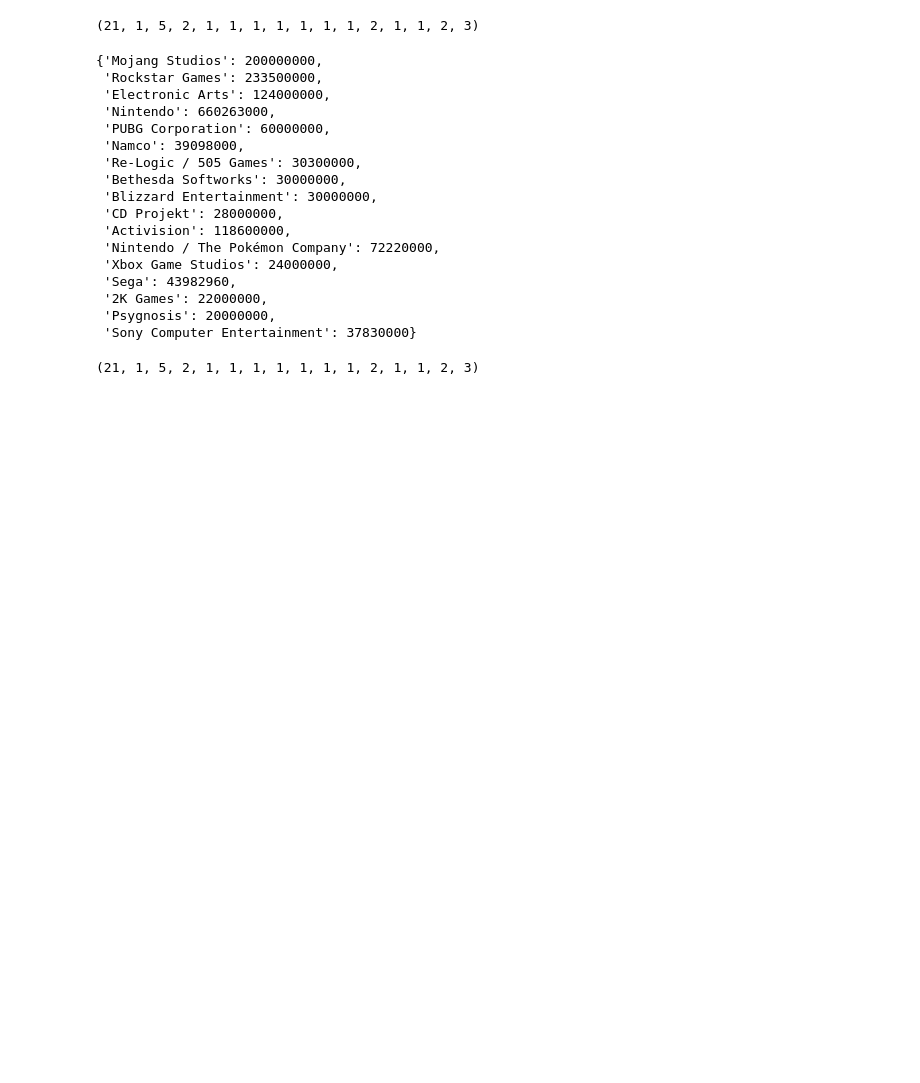
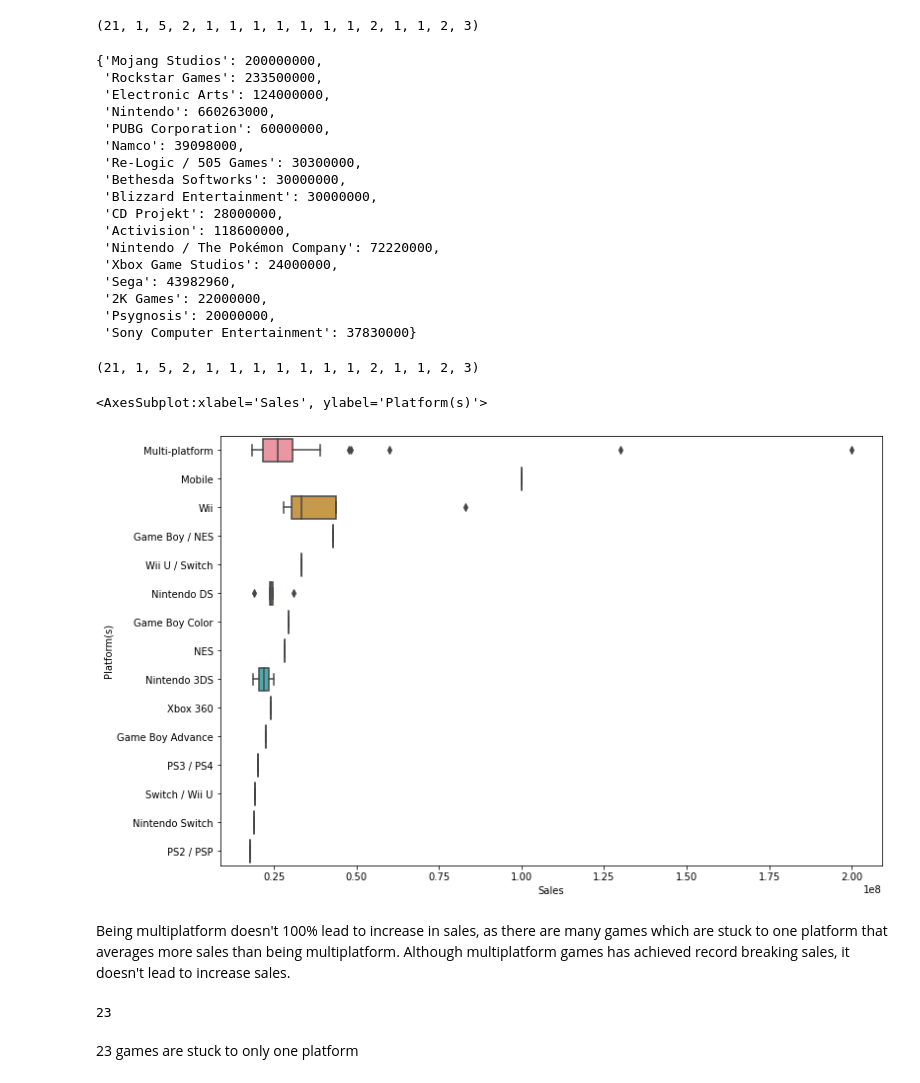
Before and after one commit to henhenrys/HtH_Build_Summer_2022, a Jupyter notebook: Finding-an-Interesting-Dataset-HenryTran13/videogamess/Untitled.ipynb, the cells around one changed output. Saved outputs shown, nothing was run; the diff lists cells and outputs as text; code cells hidden in the pictures; blank space fills up the shorter version.

```diff
--- a/Finding-an-Interesting-Dataset-HenryTran13/videogamess/Untitled.ipynb
+++ b/Finding-an-Interesting-Dataset-HenryTran13/videogamess/Untitled.ipynb
@@ -186,4 +189,8 @@ nintendo.sum(), mojang.sum(), rockstar.sum(), ea.sum(), pubg.sum(), namco.sum(),
 # %%
 "6.) Is being muliplatform compatible that impactful in terms of sales?"
 
-multiplat_sales =
+plt.pyplot.figure(figsize=(12,8))
+sns.boxplot(y = videogame_sales_data['Platform(s)'], x = videogame_sales_data['Sales'])
+# %% [output]
+<AxesSubplot:xlabel='Sales', ylabel='Platform(s)'>
+[figure, added]
@@ -197,0 +197,14 @@ multiplatform =
+# %% [markdown]
+Being multiplatform doesn't 100% lead to increase in sales, as there are many games which are stuck to one platform that averages more sales than being multiplatform. Although multiplatform games has achieved record breaking sales, it doesn't lead to increase sales.
+# %%
+# "7.) How many games are stuck to only one platform?"
+
+platform = videogame_sales_data.iloc[:,3]
+
+one_plat = platform != "Multi-platform"
+
+one_plat.sum()
+# %% [output]
+23
+# %% [markdown]
+23 games are stuck to only one platform
```
Also changed, not shown: parts of 13 cells of this notebook.
